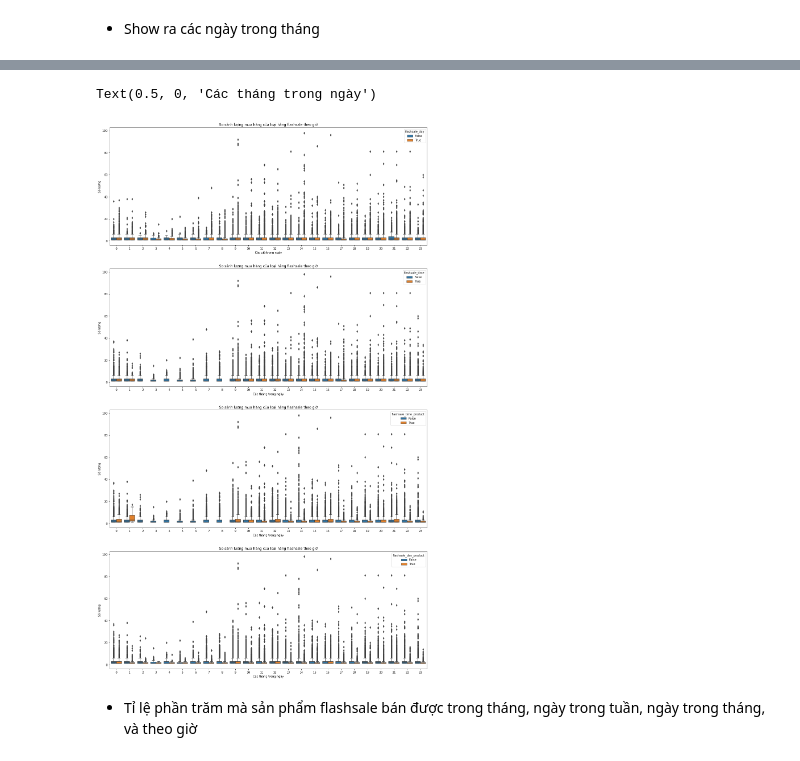
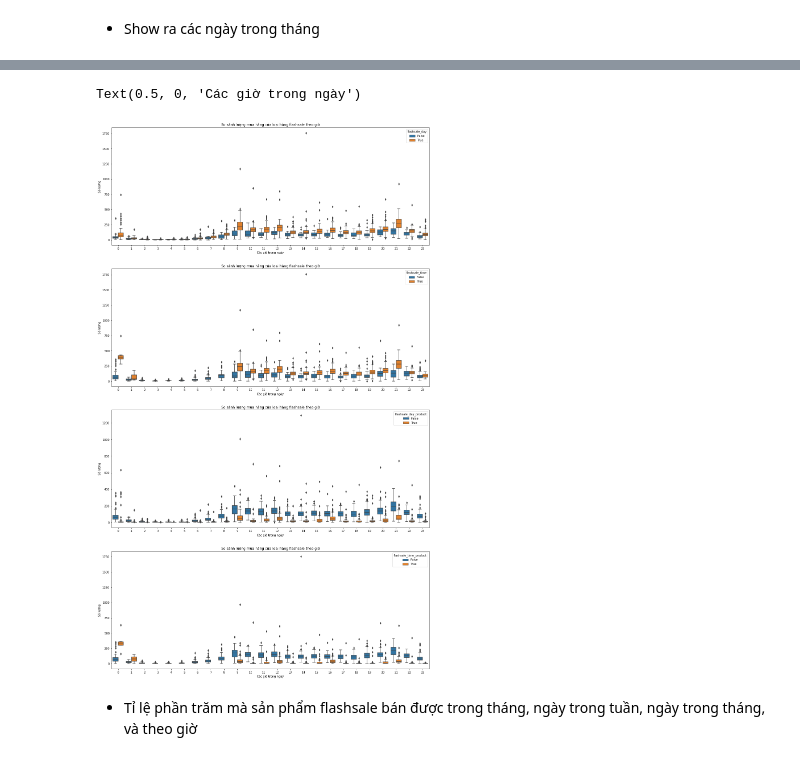
Before and after one commit to ToanLyHoa/Report-data-analysis, a Jupyter notebook: Analysis_Fahasa_Final.ipynb, the cells around one changed output, grey strips where cells are left out. Cells and saved outputs as stored; diff of their text form; code cells hidden in the pictures.

```diff
--- a/Analysis_Fahasa_Final.ipynb
+++ b/Analysis_Fahasa_Final.ipynb
@@ -794,56 +912,82 @@ Text(0.5, 0, 'Các ngày trong tháng')
 # %%
 df = fhs_sales_flat_order_item_state_2022         \
-          .groupby([fhs_sales_flat_order_item_state_2022['fhs_sales_flat_order_item.created_at'],
+          .groupby([fhs_sales_flat_order_item_state_2022['fhs_sales_flat_order_item.created_at'].dt.date,
+                    fhs_sales_flat_order_item_state_2022['fhs_sales_flat_order_item.created_at'].dt.hour,
                     'flashsale_product', 'flashsale_day', 'flashsale_time', 'flashsale_time_product', 'flashsale_day_product'])\
                     ['fhs_sales_flat_order.entity_id'].count()
-
+df.index.names = ['fhs_sales_flat_order_item.created_at_date',
+                    'fhs_sales_flat_order_item.created_at_hour', 'flashsale_product',
+                    'flashsale_day', 'flashsale_time', 'flashsale_time_product', 'flashsale_day_product']
 # reset index đưa về dataframe
 df = df.reset_index()
-
 # khi reset_index inedx đã đưa về sting nên ta cast về datetime
-string_to_datetime(df, 'fhs_sales_flat_order_item.created_at')
+string_to_datetime(df, 'fhs_sales_flat_order_item.created_at_date')
 
 fig, ax = plt.subplots(4, 1, figsize=(20,35))
 
 # Show ra khác biệt về ngày có flashsale
 df1 = df.loc[df['flashsale_product'] == True]
+df1 = df1.groupby([df1['fhs_sales_flat_order_item.created_at_date'].dt.date,
+                    df1['fhs_sales_flat_order_item.created_at_hour'],
+                    'flashsale_day'])['fhs_sales_flat_order.entity_id'].sum()
+df1 = df1.reset_index()
+string_to_datetime(df1, 'fhs_sales_flat_order_item.created_at_date')
+
 sns.boxplot(data = df1,
-          x = df1['fhs_sales_flat_order_item.created_at'].dt.hour,
+          x = df1['fhs_sales_flat_order_item.created_at_hour'],
           y = df1['fhs_sales_flat_order.entity_id'],
           hue = 'flashsale_day', ax = ax[0], palette="tab10")
 ax[0].set_ylabel('Số lượng')
 ax[0].set_title('So sánh lượng mua hàng của loại hàng flashsale theo giờ')
 ax[0].set_xlabel('Các giờ trong ngày')
 
 # Show ra khác biệt về giờ có flashsale
-sns.boxplot(data = df1,
-          x = df1['fhs_sales_flat_order_item.created_at'].dt.hour,
-          y = df1['fhs_sales_flat_order.entity_id'],
+df2 = df.loc[df['flashsale_product'] == True]
+df2 = df2.groupby([df2['fhs_sales_flat_order_item.created_at_date'].dt.date,
+                    df2['fhs_sales_flat_order_item.created_at_hour'],
+                    'flashsale_time'])['fhs_sales_flat_order.entity_id'].sum()
+df2 = df2.reset_index()
+string_to_datetime(df2, 'fhs_sales_flat_order_item.created_at_date')
+sns.boxplot(data = df2,
+          x = df2['fhs_sales_flat_order_item.created_at_hour'],
+          y = df2['fhs_sales_flat_order.entity_id'],
           hue = 'flashsale_time', ax = ax[1], palette="tab10")
 ax[1].set_ylabel('Số lượng')
 ax[1].set_title('So sánh lượng mua hàng của loại hàng flashsale theo giờ')
-ax[1].set_xlabel('Các tháng trong ngày')
+ax[1].set_xlabel('Các giờ trong ngày')
 
-# Show ra khác biệt về giờ có flashsale củ sản phẩm đó
-sns.boxplot(data = df1,
-          x = df1['fhs_sales_flat_order_item.created_at'].dt.hour,
-          y = df1['fhs_sales_flat_order.entity_id'],
-          hue = 'flashsale_time_product', ax = ax[2], palette="tab10")
+# Show ra khác biệt về ngày có flashsale củ sản phẩm đó
+df3 = df.loc[df['flashsale_product'] == True]
+df3 = df3.groupby([df3['fhs_sales_flat_order_item.created_at_date'].dt.date,
+                    df3['fhs_sales_flat_order_item.created_at_hour'],
+                    'flashsale_day_product'])['fhs_sales_flat_order.entity_id'].sum()
+df3 = df3.reset_index()
+string_to_datetime(df3, 'fhs_sales_flat_order_item.created_at_date')
+sns.boxplot(data = df3,
+          x = df3['fhs_sales_flat_order_item.created_at_hour'],
+          y = df3['fhs_sales_flat_order.entity_id'],
+          hue = 'flashsale_day_product', ax = ax[2], palette="tab10")
 ax[2].set_ylabel('Số lượng')
 ax[2].set_title('So sánh lượng mua hàng của loại hàng flashsale theo giờ')
-ax[2].set_xlabel('Các tháng trong ngày')
+ax[2].set_xlabel('Các giờ trong ngày')
 
-# Show ra khác biệt về ngày có flashsale của sản phẩm đó
-sns.boxplot(data = df1,
-          x = df1['fhs_sales_flat_order_item.created_at'].dt.hour,
-          y = df1['fhs_sales_flat_order.entity_id'],
-          hue = 'flashsale_day_product', ax = ax[3], palette="tab10")
+# Show ra khác biệt về giờ có flashsale của sản phẩm đó
+df4 = df.loc[df['flashsale_product'] == True]
+df4 = df4.groupby([df4['fhs_sales_flat_order_item.created_at_date'].dt.date,
+                    df4['fhs_sales_flat_order_item.created_at_hour'],
+                    'flashsale_time_product'])['fhs_sales_flat_order.entity_id'].sum()
+df4 = df4.reset_index()
+string_to_datetime(df4, 'fhs_sales_flat_order_item.created_at_date')
+sns.boxplot(data = df4,
+          x = df4['fhs_sales_flat_order_item.created_at_hour'],
+          y = df4['fhs_sales_flat_order.entity_id'],
+          hue = 'flashsale_time_product', ax = ax[3], palette="tab10")
 ax[3].set_ylabel('Số lượng')
 ax[3].set_title('So sánh lượng mua hàng của loại hàng flashsale theo giờ')
-ax[3].set_xlabel('Các tháng trong ngày')
+ax[3].set_xlabel('Các giờ trong ngày')
 # %% [output]
-Text(0.5, 0, 'Các tháng trong ngày')
+Text(0.5, 0, 'Các giờ trong ngày')
-[figure, old version]
+[figure, new version]
 # %% [markdown]
 - Tỉ lệ phần trăm mà sản phẩm flashsale bán được trong tháng, ngày trong tuần, ngày trong tháng, và theo giờ
 # %%
```
Also changed, not shown: parts of 19 cells of this notebook.
